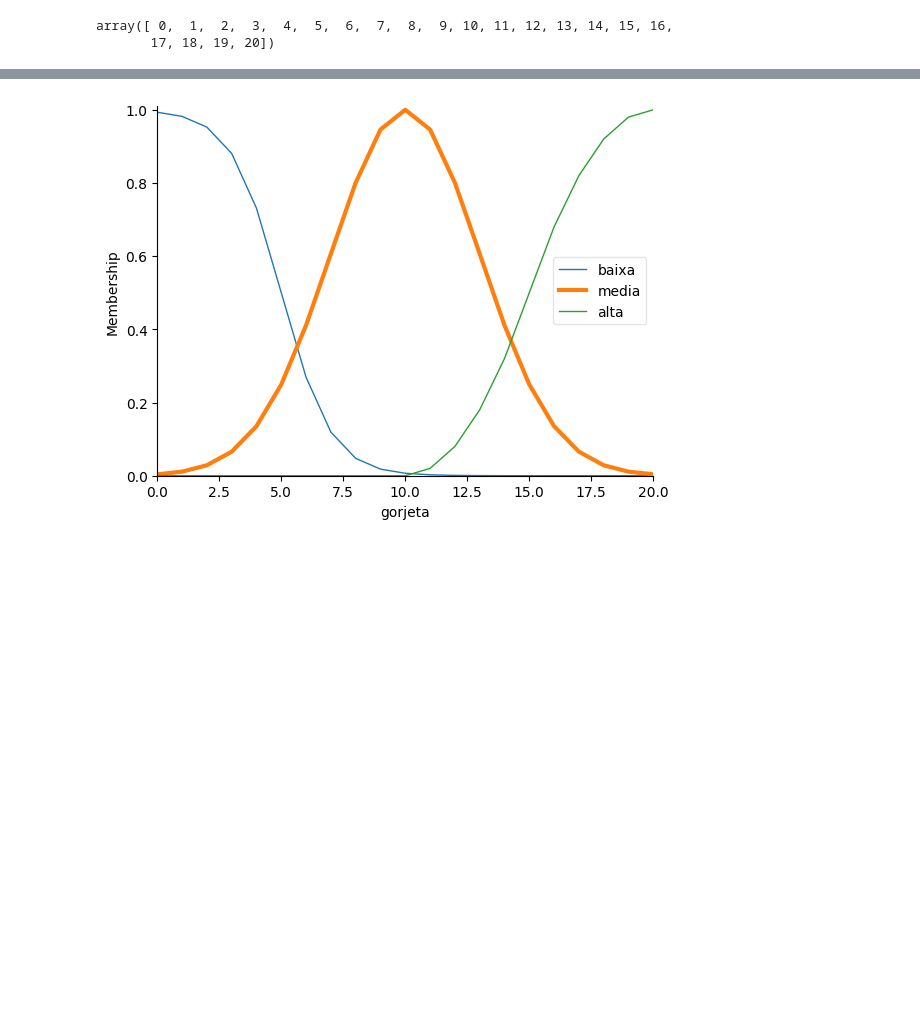
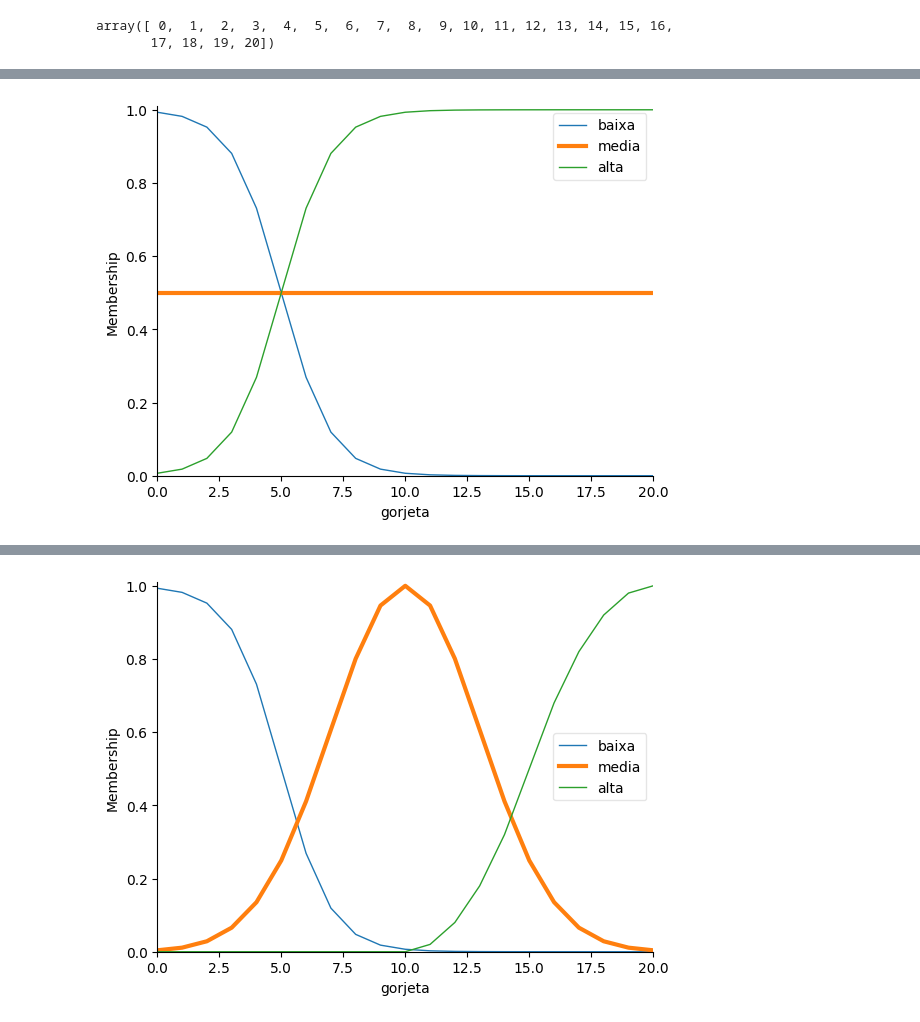
Before and after one commit to KevinShiroma/codigos_aula, a Jupyter notebook: ML_IA/aula_03/KEVIN_ATIVIDADE_3.ipynb, the cells around one changed output, grey strips where cells are left out. Cells and saved outputs as stored; diff of their text form; code cells hidden in the pictures; blank space fills up the shorter version.

```diff
--- a/ML_IA/aula_03/KEVIN_ATIVIDADE_3.ipynb
+++ b/ML_IA/aula_03/KEVIN_ATIVIDADE_3.ipynb
@@ -74,0 +80,14 @@ gorjeta['alta'] = fuzz.pimf(gorjeta.universe, 10, 20, 20, 21)
+# %%
+# Para a função sigmoide, forneça todos os parâmetros necessários
+gorjeta['baixa'] = fuzz.sigmf(gorjeta.universe, 5, -1)
+
+# Para a função gaussiana, use 'mean' e 'sigma' como parâmetros
+gorjeta['media'] = fuzz.sigmf(gorjeta.universe, 5, 0)
+
+# Para a função trapezoidal, use 'a', 'b', 'c' e 'd' como parâmetros
+gorjeta['alta'] = fuzz.sigmf(gorjeta.universe, 5, 1)
+# %%
+# Exibe os gráficos das funções de pertinência para a variável 'gorjeta'
+gorjeta['media'].view()
+# %% [output]
+[figure, added]
```
Also changed, not shown: parts of 6 cells of this notebook.
